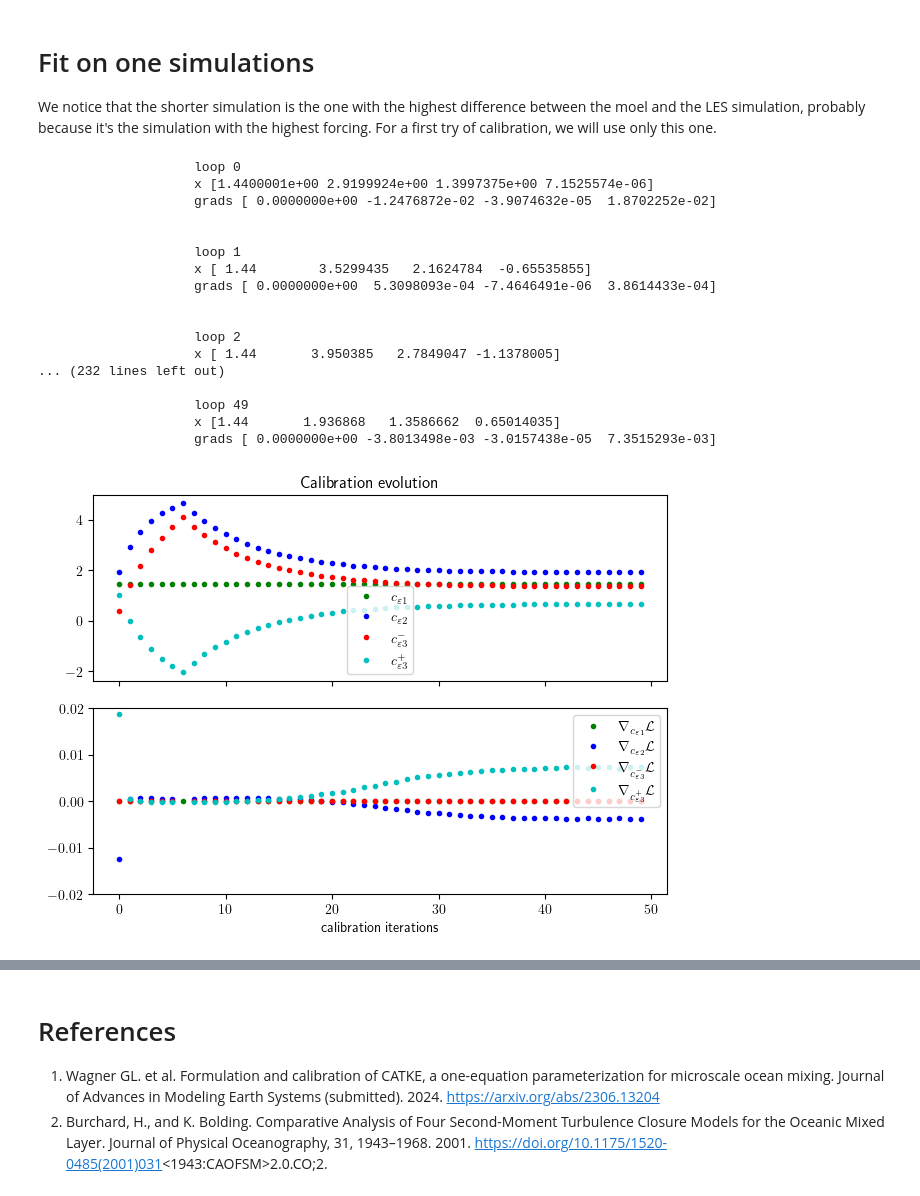
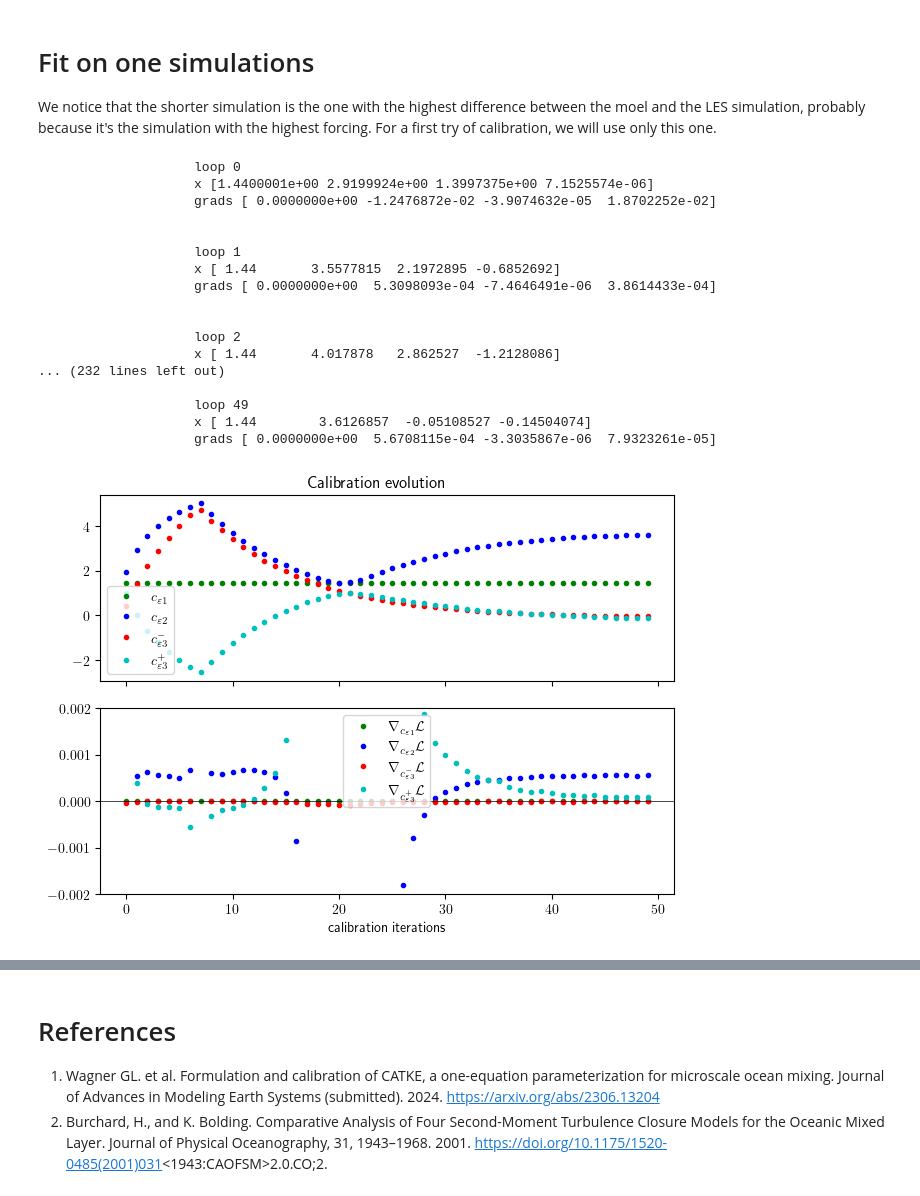
Before and after one commit to meom-group/tunax, a Jupyter notebook: notebooks/fit_wagner.ipynb, the cells around one changed output, grey strips where cells are left out. Saved outputs shown, nothing was run; the diff lists cells and outputs as text; code cells hidden in the pictures.

```diff
--- a/notebooks/fit_wagner.ipynb
+++ b/notebooks/fit_wagner.ipynb
@@ -246,7 +246,7 @@ def loss(scm_set: List[Trajectory], obs_set: ObsSet):
 
 from fitter import Fitter
 nloop = 50
-learning_rate = 1
+learning_rate = 1.
 dt = 10.
 verbatim = True
 f = Fitter(coef_fit_params, obs_set, loss, nloop, learning_rate, verbatim, dt, 'k-epsilon')
@@ -258,16 +258,16 @@ x, x_history, grads_history = f()
 
 
                     loop 1
-                    x [ 1.44        3.5299435   2.1624784  -0.65535855]
+                    x [ 1.44       3.5577815  2.1972895 -0.6852692]
                     grads [ 0.0000000e+00  5.3098093e-04 -7.4646491e-06  3.8614433e-04]
 
 
                     loop 2
-                    x [ 1.44       3.950385   2.7849047 -1.1378005]
+                    x [ 1.44       4.017878   2.862527  -1.2128086]
 ... (232 lines left out)
 
                     loop 49
-                    x [1.44       1.936868   1.3586662  0.65014035]
-                    grads [ 0.0000000e+00 -3.8013498e-03 -3.0157438e-05  7.3515293e-03]
+                    x [ 1.44        3.6126857  -0.05108527 -0.14504074]
+                    grads [ 0.0000000e+00  5.6708115e-04 -3.3035867e-06  7.9323261e-05]
 # %%
 import numpy as np
@@ -282,37 +282,37 @@ np.save('../notebooks/fit_wagner/grad_c_eps3p.npy', np.array([float(g_i [3]) for
 # %%
 import matplotlib.pyplot as plt
 import numpy as np
 plt.rc('text', usetex=True)
 
-c_eps1 = np.load('../notebooks/fit_wagner/c_eps1.npy')
-c_eps2 = np.load('../notebooks/fit_wagner/c_eps2.npy')
-c_eps3m = np.load('../notebooks/fit_wagner/c_eps3m.npy')
-c_eps3p = np.load('../notebooks/fit_wagner/c_eps3p.npy')
-grad_c_eps1 = np.load('../notebooks/fit_wagner/grad_c_eps1.npy')
-grad_c_eps2 = np.load('../notebooks/fit_wagner/grad_c_eps2.npy')
-grad_c_eps3m = np.load('../notebooks/fit_wagner/grad_c_eps3m.npy')
-grad_c_eps3p = np.load('../notebooks/fit_wagner/grad_c_eps3p.npy')
+c_eps1 = np.load('../notebooks/fit_wagner_n/c_eps1.npy')
+c_eps2 = np.load('../notebooks/fit_wagner_n/c_eps2.npy')
+c_eps3m = np.load('../notebooks/fit_wagner_n/c_eps3m.npy')
+c_eps3p = np.load('../notebooks/fit_wagner_n/c_eps3p.npy')
+grad_c_eps1 = np.load('../notebooks/fit_wagner_n/grad_c_eps1.npy')
+grad_c_eps2 = np.load('../notebooks/fit_wagner_n/grad_c_eps2.npy')
+grad_c_eps3m = np.load('../notebooks/fit_wagner_n/grad_c_eps3m.npy')
+grad_c_eps3p = np.load('../notebooks/fit_wagner_n/grad_c_eps3p.npy')
 
 fig, [ax_x, ax_g] = plt.subplots(2, 1, sharex=True)
 plt.tight_layout(rect=[0, 0.03, 1, 0.98])
 ax_x.plot(c_eps1, 'g.', label=r'$c_{\varepsilon 1}$')
 ax_x.plot(c_eps2, 'b.', label=r'$c_{\varepsilon 2}$')
 ax_x.plot(c_eps3m, 'r.', label=r'$c_{\varepsilon 3}^-$')
 ax_x.plot(c_eps3p, 'c.', label=r'$c_{\varepsilon 3}^+$')
 # ax_x.axhline([5], color='k', label='$c_1$ obj')
 ax_g.plot(grad_c_eps1, 'g.', label=r'$\nabla_{c_{\varepsilon 1}} \mathcal L$')
 ax_g.plot(grad_c_eps2, 'b.', label=r'$\nabla_{c_{\varepsilon 2}} \mathcal L$')
 ax_g.plot(grad_c_eps3m, 'r.', label=r'$\nabla_{c_{\varepsilon 3}^-} \mathcal L$')
 ax_g.plot(grad_c_eps3p, 'c.', label=r'$\nabla_{c_{\varepsilon 3}^+} \mathcal L$')
-# ax_g.axhline(0, color='k', linewidth=0.5)
+ax_g.axhline(0, color='k', linewidth=0.5)
 ax_g.set_xlabel('calibration iterations')
 ax_x.legend()
 ax_g.legend()
 fig.suptitle('Calibration evolution')
-ax_g.set_ylim([-.02, .02])
+ax_g.set_ylim([-.002, .002])
 plt.show()
 # %% [output]
-[figure, old version]
+[figure, new version]
 # %%
 import os
 os.chdir('../src')
```
Also changed, not shown: parts of 4 cells of this notebook, 2 other files.
